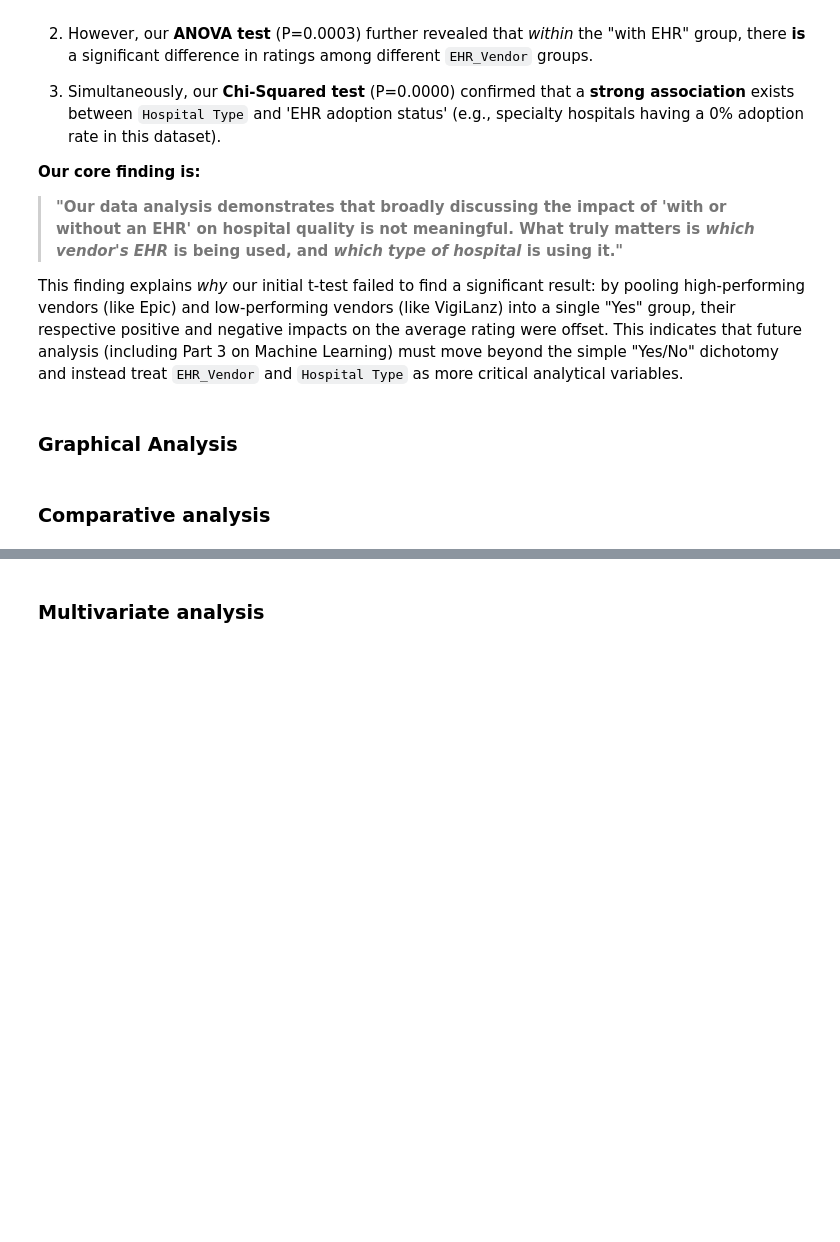
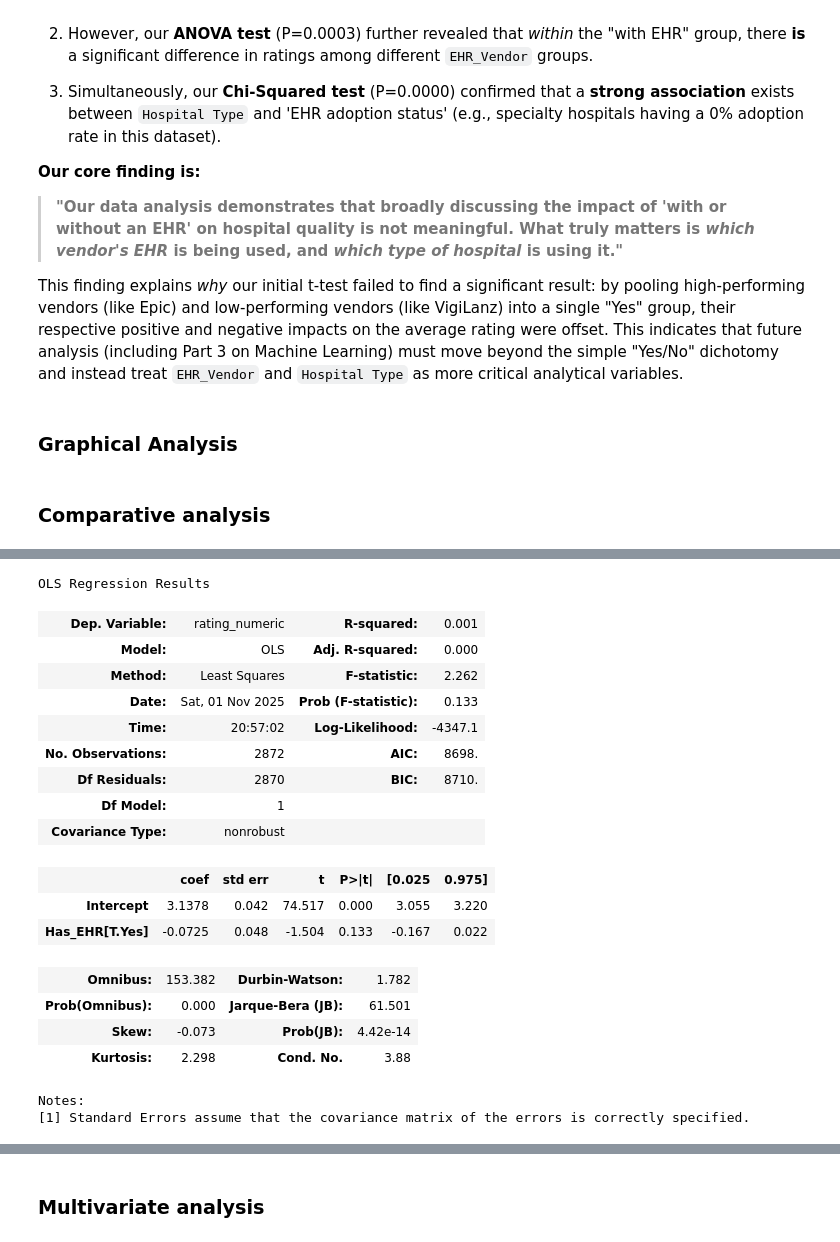
Before and after one commit to Hychow-gh/SI_618_Project, a Jupyter notebook: Project_Part_2.ipynb, the cells around one changed output, grey strips where cells are left out. Drawn from its saved outputs; the diff is of its cells as text; code cells hidden in the pictures; blank space fills up the shorter version.

```diff
--- a/Project_Part_2.ipynb
+++ b/Project_Part_2.ipynb
@@ -330,0 +505,23 @@ This finding explains *why* our initial t-test failed to find a significant resu
+# %%
+model = ols('rating_numeric ~ Has_EHR', data=df).fit()
+model.summary()
+# %% [output]
+OLS Regression Results
+| Dep. Variable: | rating_numeric | R-squared: | 0.001 |
+| Model: | OLS | Adj. R-squared: | 0.000 |
+| Method: | Least Squares | F-statistic: | 2.262 |
+| Date: | Sat, 01 Nov 2025 | Prob (F-statistic): | 0.133 |
+| Time: | 20:57:02 | Log-Likelihood: | -4347.1 |
+| No. Observations: | 2872 | AIC: | 8698. |
+| Df Residuals: | 2870 | BIC: | 8710. |
+| Df Model: | 1 |  |  |
+| Covariance Type: | nonrobust |  |  |
+|  | coef | std err | t | P>|t| | [0.025 | 0.975] |
+| Intercept | 3.1378 | 0.042 | 74.517 | 0.000 | 3.055 | 3.220 |
+| Has_EHR[T.Yes] | -0.0725 | 0.048 | -1.504 | 0.133 | -0.167 | 0.022 |
+| Omnibus: | 153.382 | Durbin-Watson: | 1.782 |
+| Prob(Omnibus): | 0.000 | Jarque-Bera (JB): | 61.501 |
+| Skew: | -0.073 | Prob(JB): | 4.42e-14 |
+| Kurtosis: | 2.298 | Cond. No. | 3.88 |
+Notes:
+[1] Standard Errors assume that the covariance matrix of the errors is correctly specified.
```
Also changed, not shown: parts of 18 cells of this notebook.
